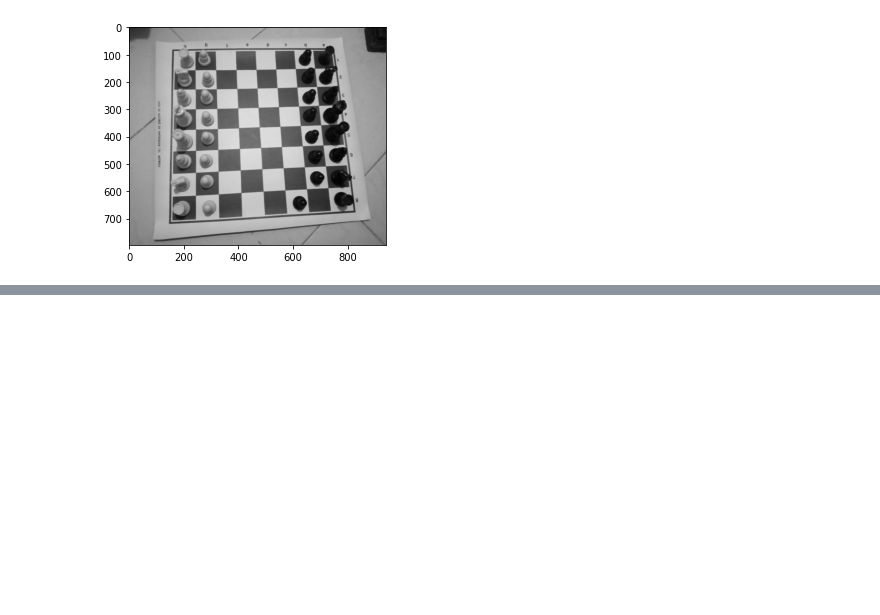
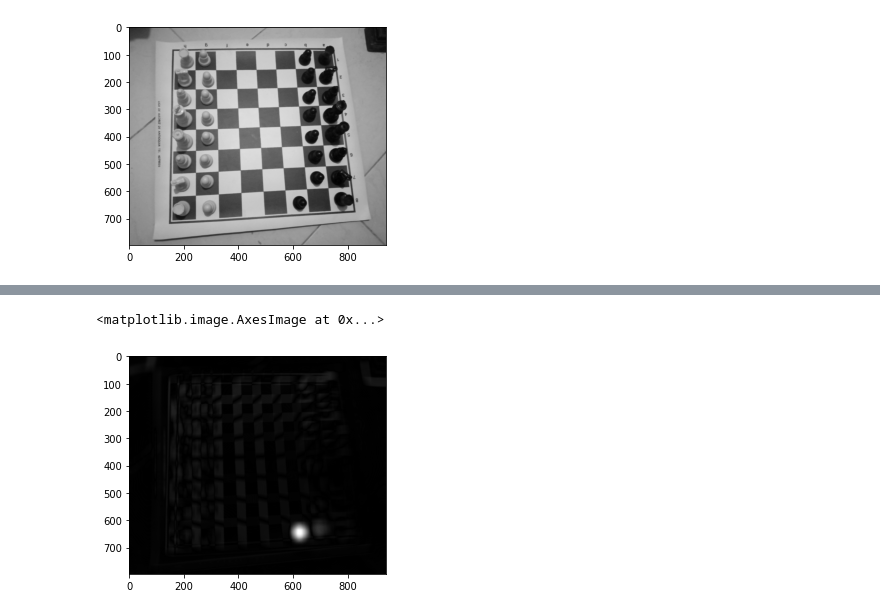
Before and after one commit to SantiagoGuiral/ress, a Jupyter notebook: pruebas/framediff.ipynb, the cells around one changed output, grey strips where cells are left out. Cells and saved outputs as stored; diff of their text form; code cells hidden in the pictures; blank space fills up the shorter version.

```diff
--- a/pruebas/framediff.ipynb
+++ b/pruebas/framediff.ipynb
@@ -77,0 +48,14 @@ plt.show()
+# %%
+im1=cv2.imread("./photos/tab1.png") #./tab1.png
+im2=cv2.imread("./photos/tab1h7.png") #./tab1h7.png
+# %%
+prev_frame=cv2.cvtColor(im1,cv2.COLOR_BGR2GRAY)
+frame=cv2.cvtColor(im2,cv2.COLOR_BGR2GRAY)
+prev_blur = cv2.blur(prev_frame, (33, 33), 1)
+blur = cv2.blur(frame, (33, 33), 1)
+# %%
+diff = cv2.absdiff(prev_blur, blur)
+plt.imshow(diff, cmap='gray')
+# %% [output]
+<matplotlib.image.AxesImage at 0x...>
+[figure, added]
```
Also changed, not shown: parts of 19 cells of this notebook.
